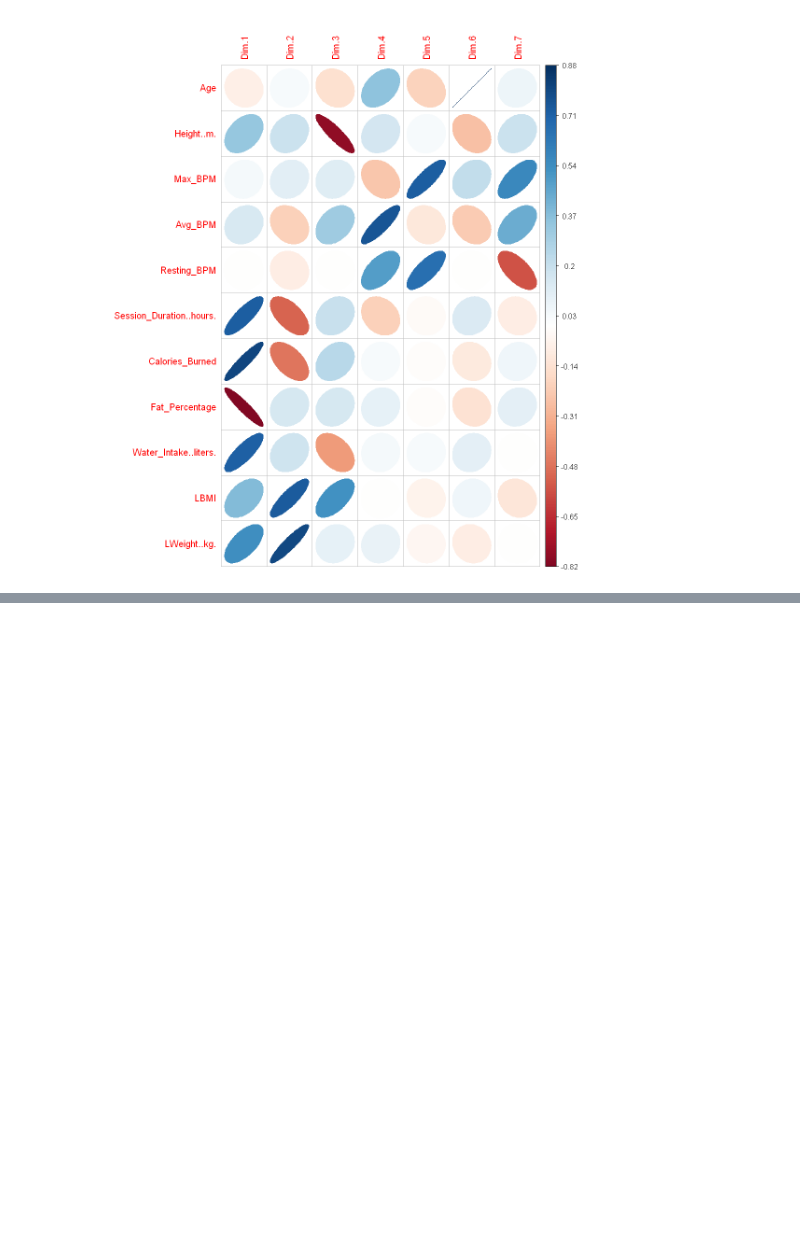
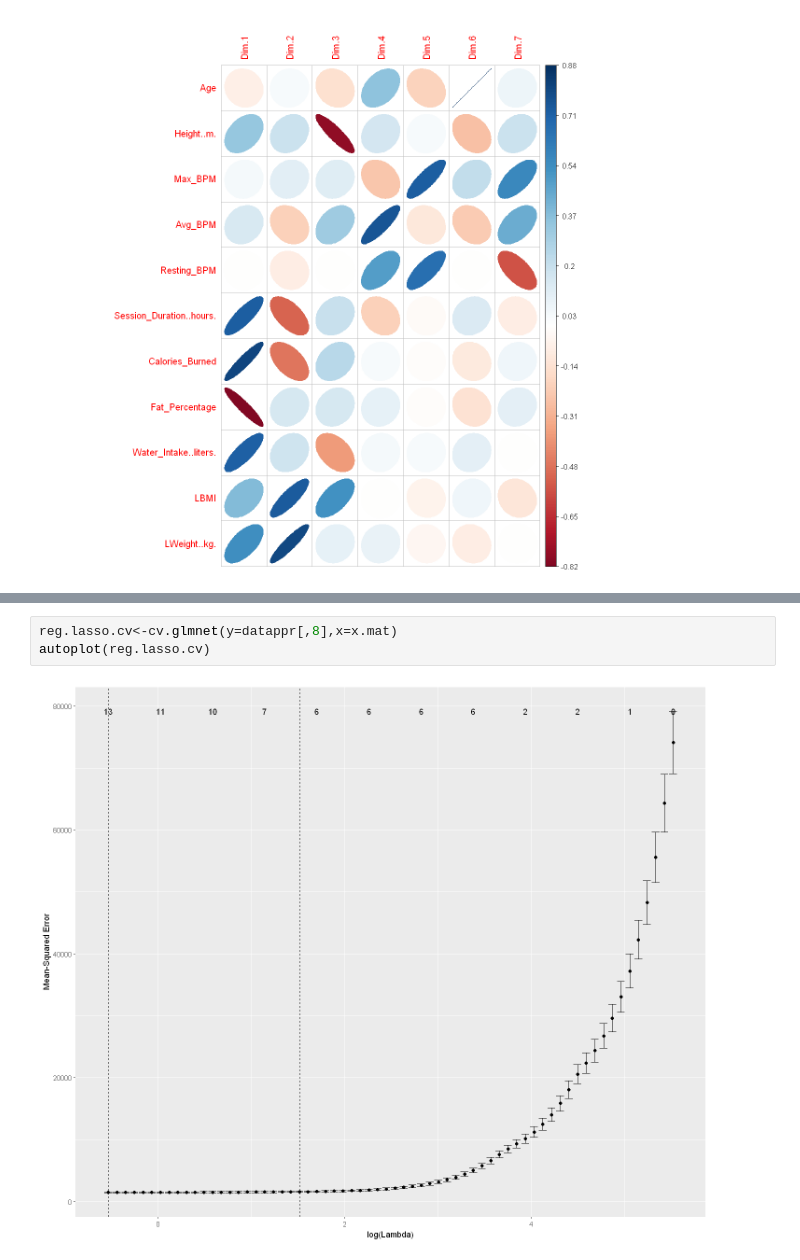
Before and after one commit to QUENTINTOUIL/Projet_ML, a Jupyter notebook: V2_R.ipynb, the cells around one changed output, grey strips where cells are left out. Drawn from its saved outputs; the diff is of its cells as text; blank space fills up the shorter version.

```diff
--- a/V2_R.ipynb
+++ b/V2_R.ipynb
@@ -668,0 +821,5 @@ On peut voir que seul la dimension 1 peut nous permettre de séparer la classe 3
+# %%
+reg.lasso.cv<-cv.glmnet(y=datappr[,8],x=x.mat)
+autoplot(reg.lasso.cv)
+# %% [output]
+[figure, added]
```
Also changed, not shown: parts of 54 cells of this notebook, 2 other files.
